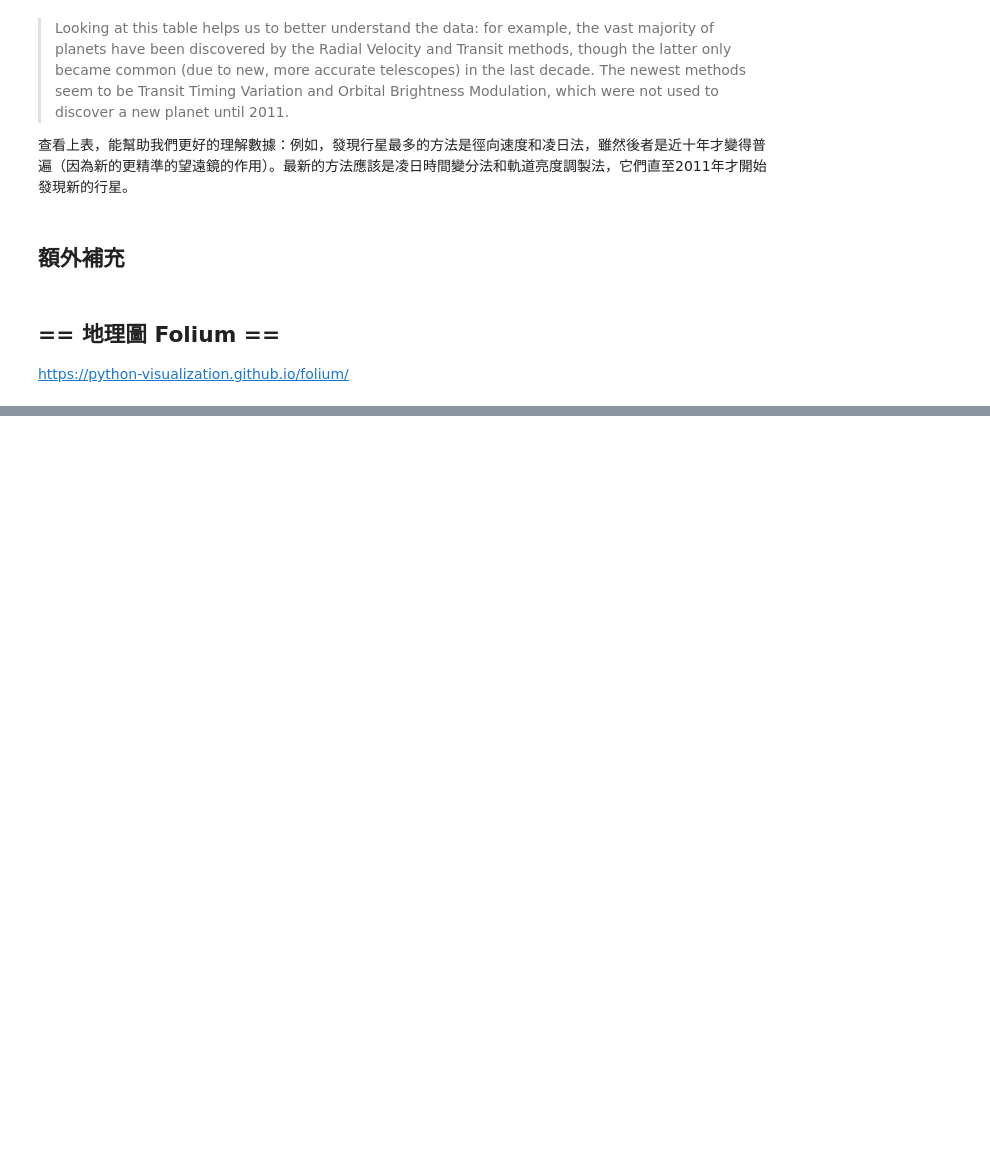
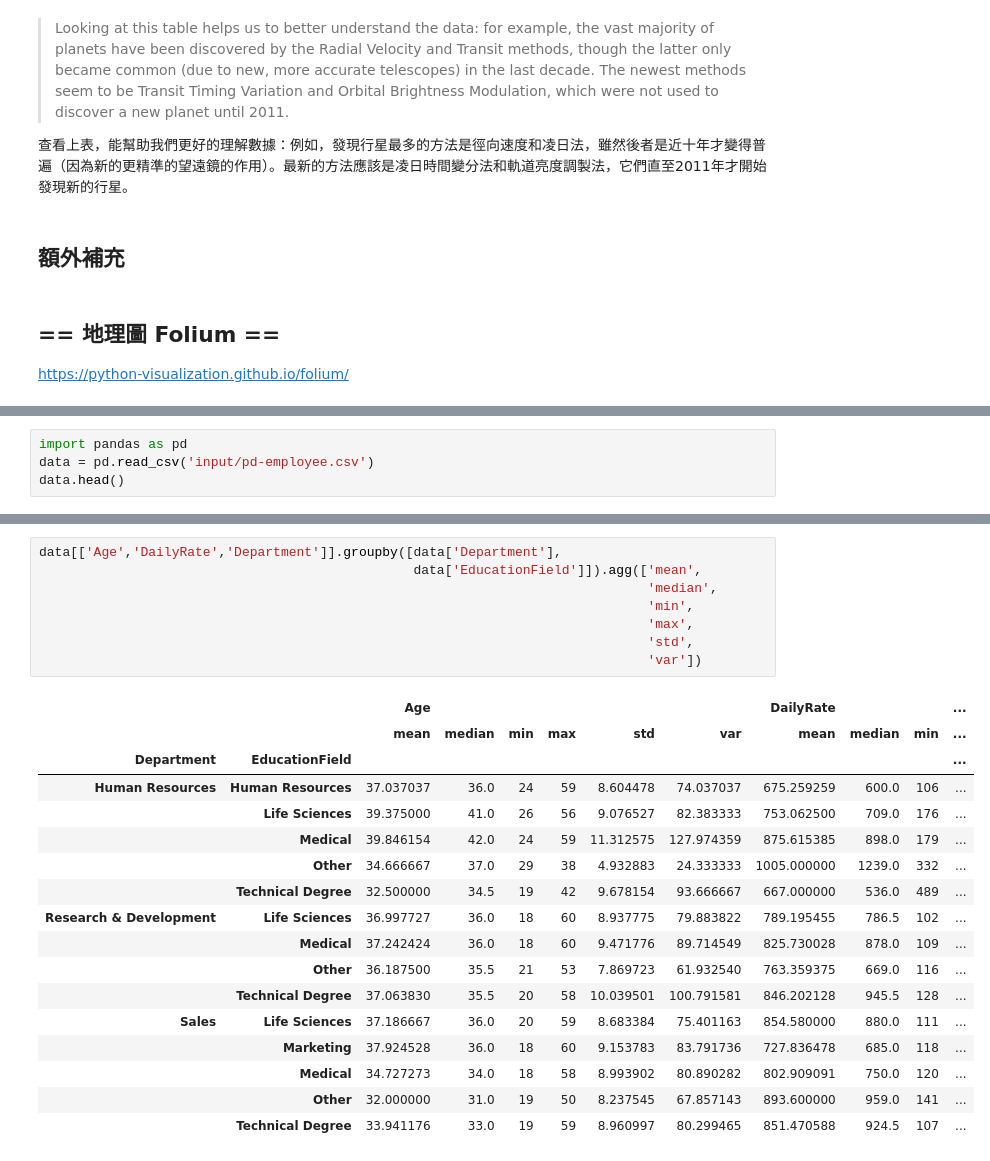
Before and after one commit to juck30808/juck30808, a Jupyter notebook: 03.05-Aggregation-and-Grouping.ipynb, the cells around one changed output, grey strips where cells are left out. Cells and saved outputs as stored; diff of their text form; blank space fills up the shorter version.

```diff
--- a/03.05-Aggregation-and-Grouping.ipynb
+++ b/03.05-Aggregation-and-Grouping.ipynb
@@ -685,0 +1362,4 @@ display(m)
+# %%
+import pandas as pd
+data = pd.read_csv('input/pd-employee.csv')
+data.head()
@@ -685,0 +1384,26 @@ display(m)
+# %%
+data[['Age','DailyRate','Department']].groupby([data['Department'],
+                                                data['EducationField']]).agg(['mean',
+                                                                              'median',
+                                                                              'min',
+                                                                              'max',
+                                                                              'std',
+                                                                              'var'])
+# %% [output]
+|  |  | Age |  |  |  |  |  | DailyRate |  |  | ... |
+|  |  | mean | median | min | max | std | var | mean | median | min | ... |
+| Department | EducationField |  |  |  |  |  |  |  |  |  | ... |
+| Human Resources | Human Resources | 37.037037 | 36.0 | 24 | 59 | 8.604478 | 74.037037 | 675.259259 | 600.0 | 106 | ... |
+|  | Life Sciences | 39.375000 | 41.0 | 26 | 56 | 9.076527 | 82.383333 | 753.062500 | 709.0 | 176 | ... |
+|  | Medical | 39.846154 | 42.0 | 24 | 59 | 11.312575 | 127.974359 | 875.615385 | 898.0 | 179 | ... |
+|  | Other | 34.666667 | 37.0 | 29 | 38 | 4.932883 | 24.333333 | 1005.000000 | 1239.0 | 332 | ... |
+|  | Technical Degree | 32.500000 | 34.5 | 19 | 42 | 9.678154 | 93.666667 | 667.000000 | 536.0 | 489 | ... |
+| Research & Development | Life Sciences | 36.997727 | 36.0 | 18 | 60 | 8.937775 | 79.883822 | 789.195455 | 786.5 | 102 | ... |
+|  | Medical | 37.242424 | 36.0 | 18 | 60 | 9.471776 | 89.714549 | 825.730028 | 878.0 | 109 | ... |
+|  | Other | 36.187500 | 35.5 | 21 | 53 | 7.869723 | 61.932540 | 763.359375 | 669.0 | 116 | ... |
+|  | Technical Degree | 37.063830 | 35.5 | 20 | 58 | 10.039501 | 100.791581 | 846.202128 | 945.5 | 128 | ... |
+| Sales | Life Sciences | 37.186667 | 36.0 | 20 | 59 | 8.683384 | 75.401163 | 854.580000 | 880.0 | 111 | ... |
+|  | Marketing | 37.924528 | 36.0 | 18 | 60 | 9.153783 | 83.791736 | 727.836478 | 685.0 | 118 | ... |
+|  | Medical | 34.727273 | 34.0 | 18 | 58 | 8.993902 | 80.890282 | 802.909091 | 750.0 | 120 | ... |
+|  | Other | 32.000000 | 31.0 | 19 | 50 | 8.237545 | 67.857143 | 893.600000 | 959.0 | 141 | ... |
+|  | Technical Degree | 33.941176 | 33.0 | 19 | 59 | 8.960997 | 80.299465 | 851.470588 | 924.5 | 107 | ... |
```
Also changed, not shown: parts of 80 cells of this notebook, 47 other files.
